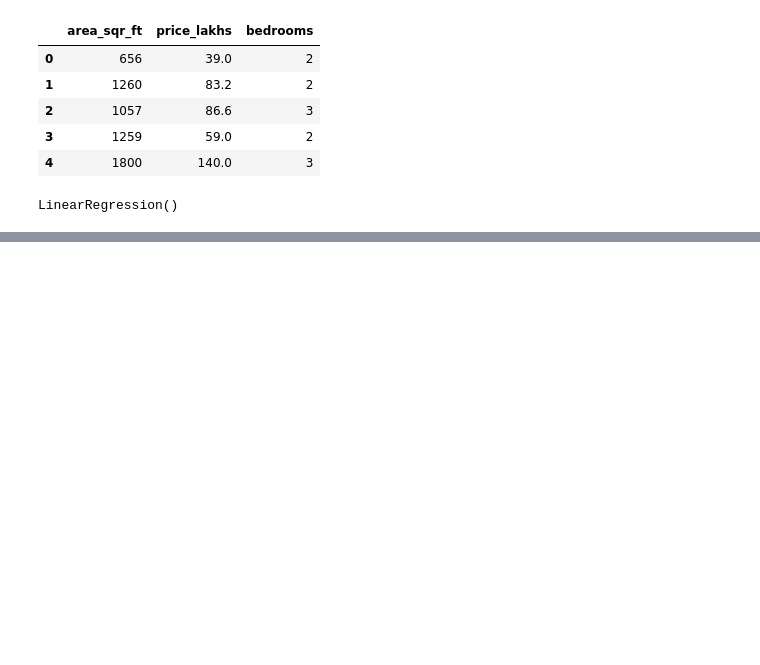
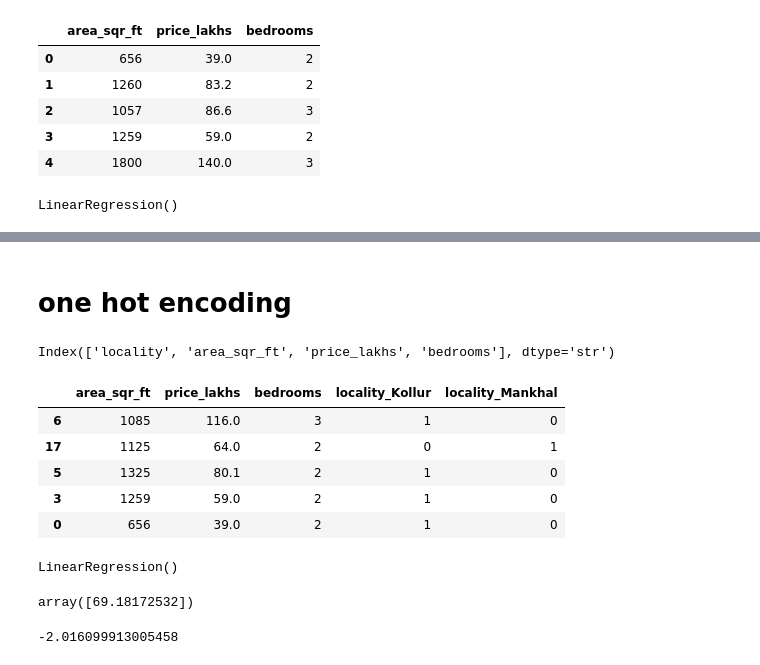
Before and after one commit to rupeshkumarp/ML, a Jupyter notebook: supervised_regression_ml/linear_regression.ipynb, the cells around one changed output, grey strips where cells are left out. Drawn from its saved outputs; the diff is of its cells as text; code cells hidden in the pictures; blank space fills up the shorter version.

```diff
--- a/supervised_regression_ml/linear_regression.ipynb
+++ b/supervised_regression_ml/linear_regression.ipynb
@@ -128,0 +129,16 @@ np.float64(73.816471191987)
+# %% [markdown]
+<h1>one hot encoding
+# %%
+df.columns
+# %% [output]
+Index(['locality', 'area_sqr_ft', 'price_lakhs', 'bedrooms'], dtype='str')
+# %%
+df_encoded=pd.get_dummies(df,columns=['locality'],drop_first=True,dtype=int)
+df_encoded.sample(5)
+# %% [output]
+|  | area_sqr_ft | price_lakhs | bedrooms | locality_Kollur | locality_Mankhal |
+| 6 | 1085 | 116.0 | 3 | 1 | 0 |
+| 17 | 1125 | 64.0 | 2 | 0 | 1 |
+| 5 | 1325 | 80.1 | 2 | 1 | 0 |
+| 3 | 1259 | 59.0 | 2 | 1 | 0 |
+| 0 | 656 | 39.0 | 2 | 1 | 0 |
@@ -128,0 +149,12 @@ np.float64(73.816471191987)
+# %%
+model2.fit(x_train,y_train)
+# %% [output]
+LinearRegression()
+# %%
+model2.predict([[1085,3,1,0]])
+# %% [output]
+array([69.18172532])
+# %%
+model2.score(x_test,y_test)
+# %% [output]
+-2.016099913005458
```
Also changed, not shown: parts of 17 cells of this notebook, 1 other file.
